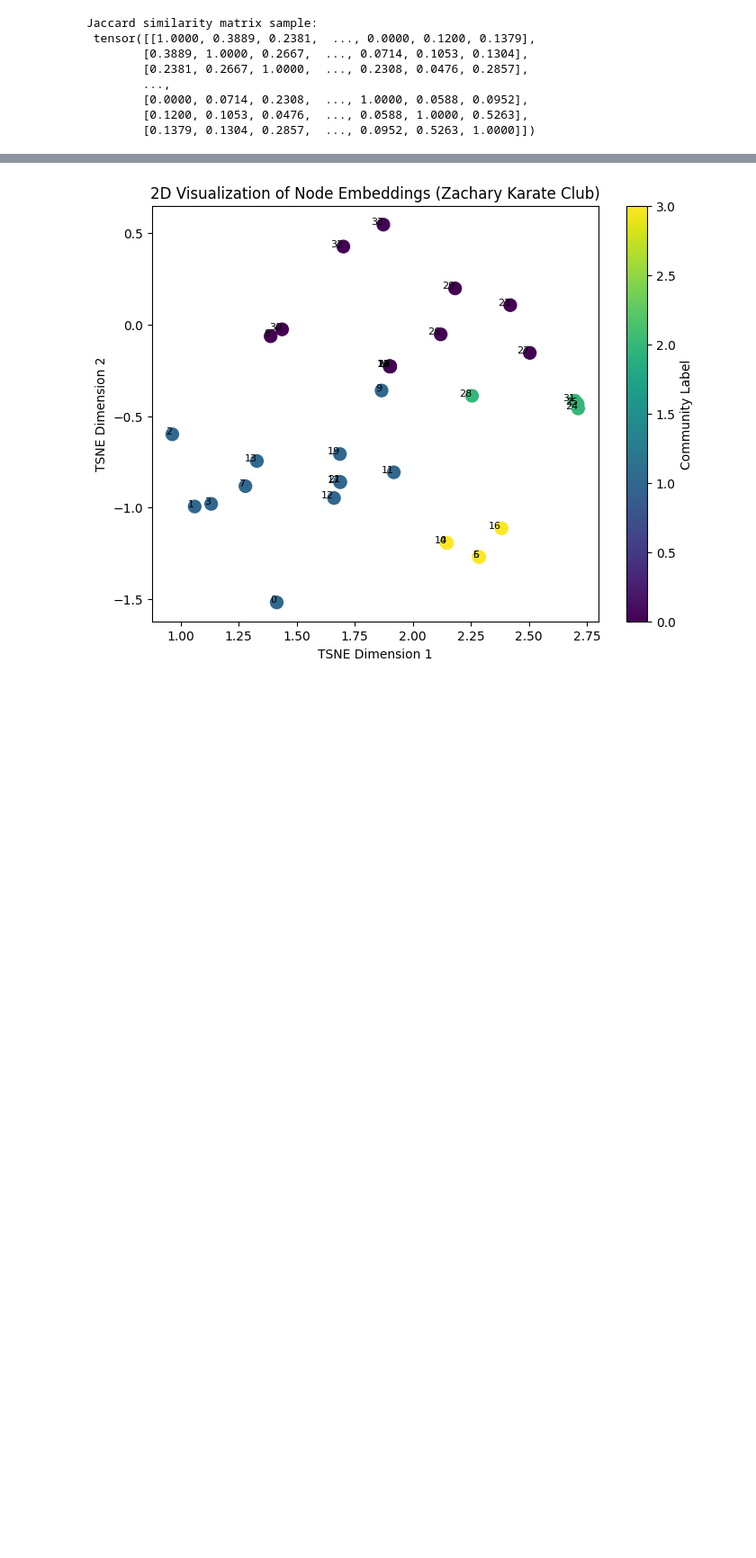
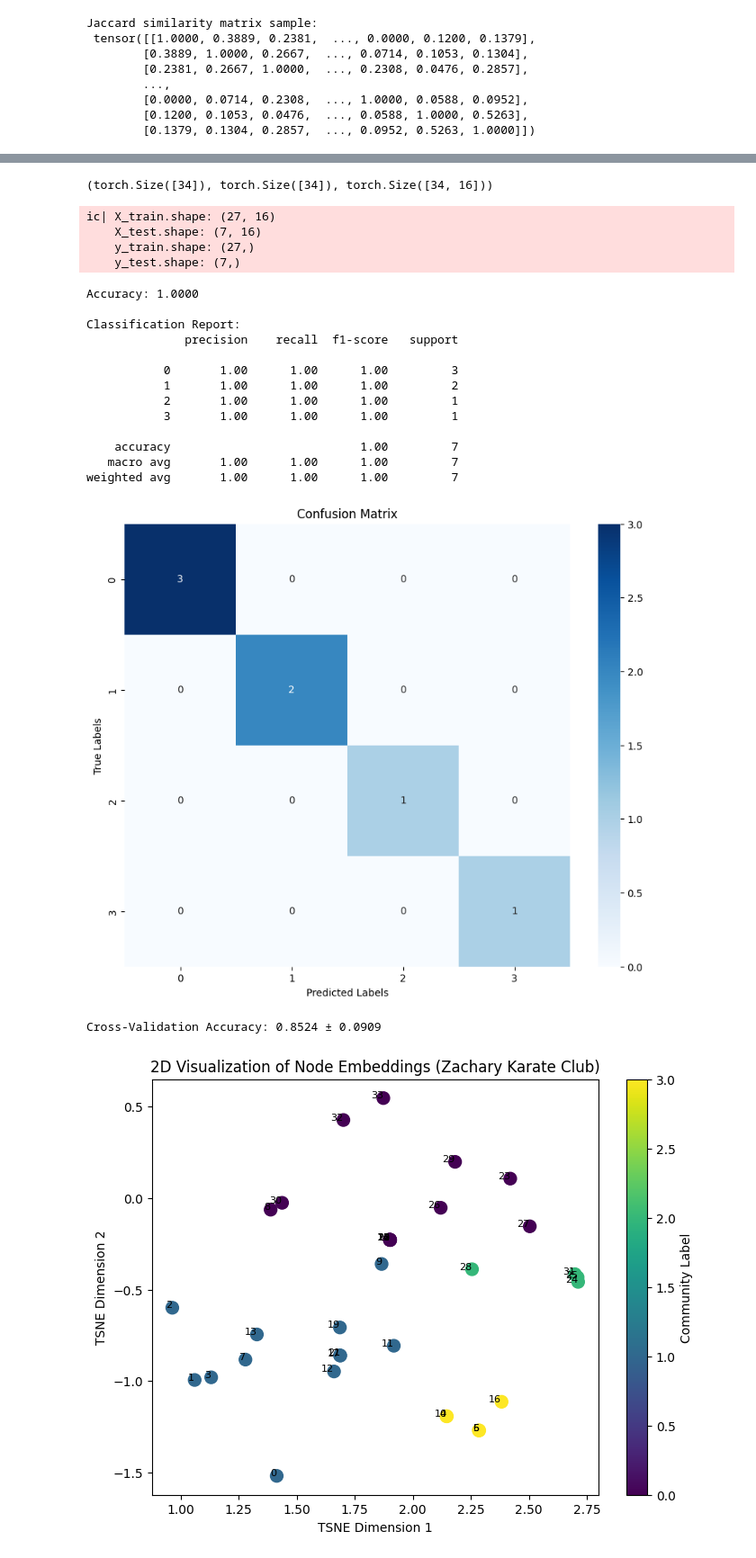
Before and after one commit to jean-kunz/cop_gnn, a Jupyter notebook: nbks/node_embedding.ipynb, the cells around one changed output, grey strips where cells are left out. Shown: that part at 90% size. Cells and saved outputs as stored; diff of their text form; code cells hidden in the pictures; blank space fills up the shorter version.

Commit message:
add classifier model

```diff
--- a/nbks/node_embedding.ipynb
+++ b/nbks/node_embedding.ipynb
@@ -345,3 +342,75 @@ Final reconstruction error: 8.0161
+# %%
+# TODO
+# predictive model of node
+data.y
+with torch.no_grad():
+    Z = model(node_ids)
+    Z_np = Z.numpy()
+node_ids.shape, data.y.shape, Z.shape
+# %% [output]
+(torch.Size([34]), torch.Size([34]), torch.Size([34, 16]))
+# %%
+# Import necessary libraries
+import numpy as np
+from sklearn.ensemble import RandomForestClassifier
+from sklearn.model_selection import train_test_split, cross_val_score
+from sklearn.metrics import accuracy_score, classification_report, confusion_matrix
+import matplotlib.pyplot as plt
+import seaborn as sns
+
+# Assuming Z_np contains the node embeddings and data.y contains the labels
+# Split the data into training and testing sets
+X_train, X_test, y_train, y_test = train_test_split(
+    Z_np, data.y.numpy(), test_size=0.2, random_state=42, stratify=data.y.numpy()
+)
+ic(X_train.shape, X_test.shape, y_train.shape, y_test.shape)
+# Initialize and train the Random Forest classifier
+rf_model = RandomForestClassifier(n_estimators=100, random_state=42)
+rf_model.fit(X_train, y_train)
+
+# Make predictions on the test set
+y_pred = rf_model.predict(X_test)
+
+# Evaluate the model
+accuracy = accuracy_score(y_test, y_pred)
+print(f"Accuracy: {accuracy:.4f}")
+
+# Print detailed classification report
+print("\nClassification Report:")
+print(classification_report(y_test, y_pred))
+
+# Create a confusion matrix
+cm = confusion_matrix(y_test, y_pred)
+plt.figure(figsize=(10, 8))
+sns.heatmap(cm, annot=True, fmt="d", cmap="Blues")
+plt.xlabel("Predicted Labels")
+plt.ylabel("True Labels")
+plt.title("Confusion Matrix")
+plt.show()
+
+# Perform cross-validation to get a more robust estimate of model performance
+cv_scores = cross_val_score(rf_model, Z_np, data.y.numpy(), cv=5)
+print(f"\nCross-Validation Accuracy: {cv_scores.mean():.4f} ± {cv_scores.std():.4f}")
+# %% [output]
+ic| X_train.shape: (27, 16)
+    X_test.shape: (7, 16)
+    y_train.shape: (27,)
+    y_test.shape: (7,)
+Accuracy: 1.0000
+
+Classification Report:
+              precision    recall  f1-score   support
+
+           0       1.00      1.00      1.00         3
+           1       1.00      1.00      1.00         2
+           2       1.00      1.00      1.00         1
+           3       1.00      1.00      1.00         1
+
+    accuracy                           1.00         7
+   macro avg       1.00      1.00      1.00         7
+weighted avg       1.00      1.00      1.00         7
+[figure, added]
+Cross-Validation Accuracy: 0.8524 ± 0.0909
 # %%
 # Reduce embeddings to 2D using TSNE
 Z_2d = TSNE(n_components=2, random_state=42).fit_transform(Z_np)
```
Also changed, not shown: parts of 3 cells of this notebook, 2 other files.
